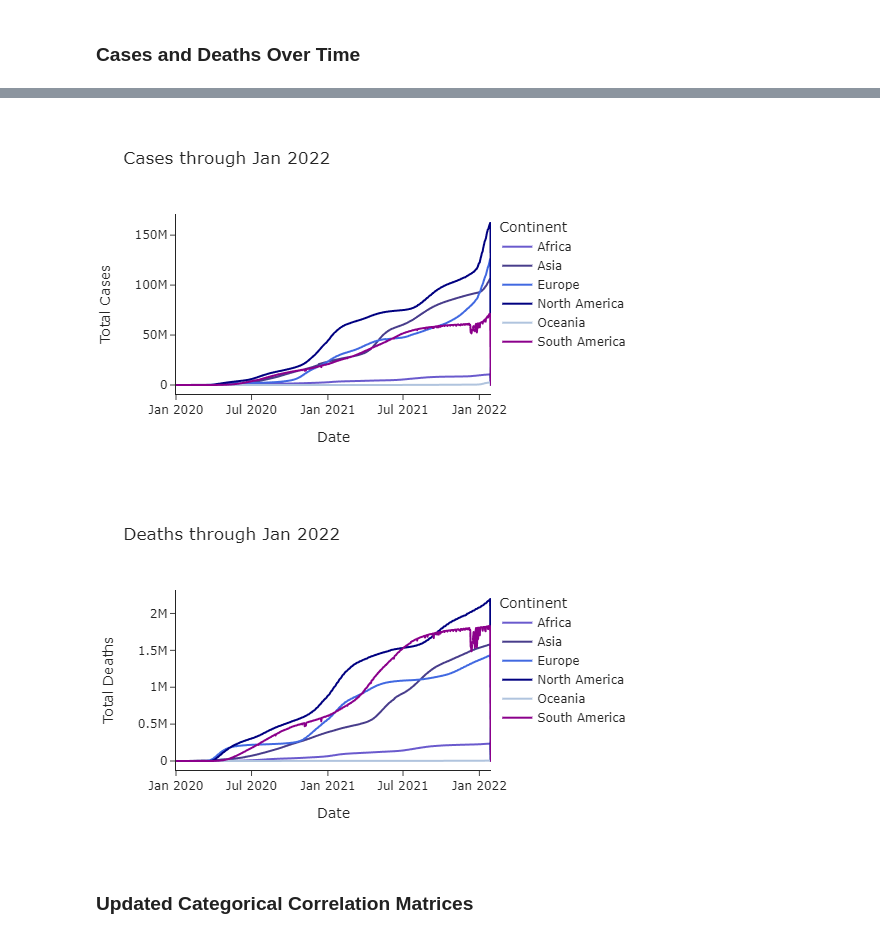
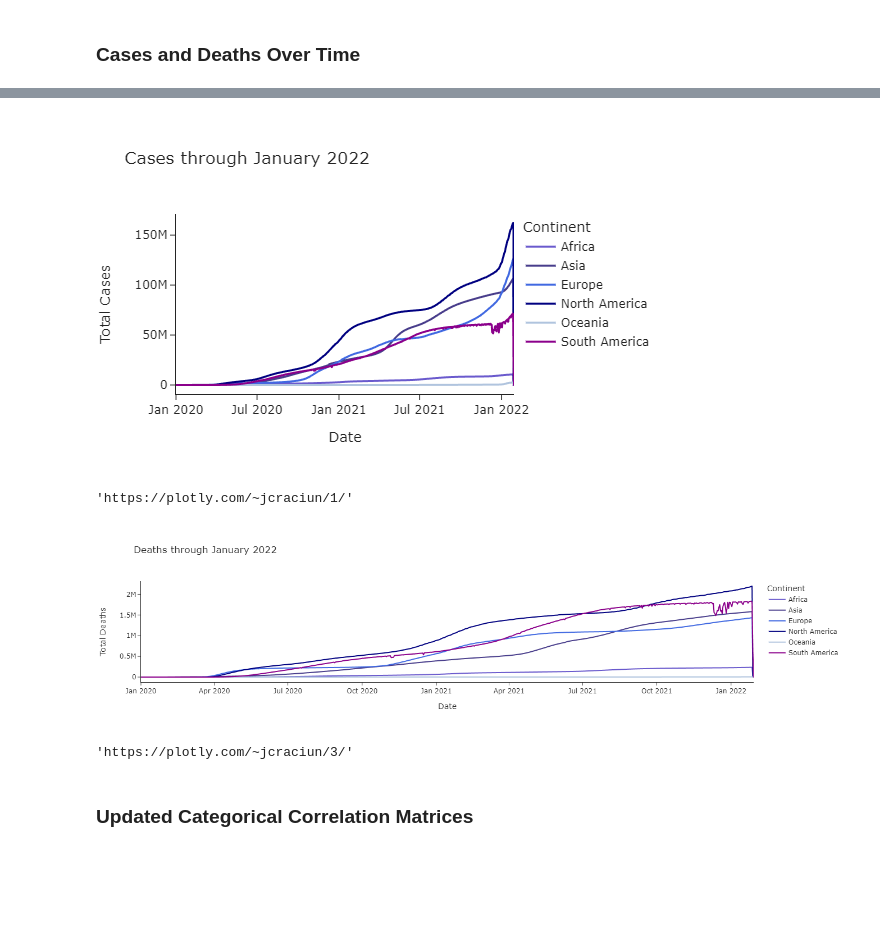
Before and after one commit to jcraciun/Economicron, a Jupyter notebook: EDA - Economicron.ipynb, the cells around one changed output, grey strips where cells are left out. Cells and saved outputs as stored; diff of their text form; code cells hidden in the pictures; blank space fills up the shorter version.

```diff
--- a/EDA - Economicron.ipynb
+++ b/EDA - Economicron.ipynb
@@ -477,0 +638,2 @@ import seaborn as sns
+# %%
+grouped_continent_2022 = grouped_continent_2022.drop('StringencyIndex', 1)
@@ -477,0 +649,10 @@ import seaborn as sns
+# %%
+# create a new column with yesterday's case and death value
+grouped_continent_2022['prev_day_case'] = grouped_continent_2022.groupby('Continent')['ConfirmedCases'].shift()
+grouped_continent_2022['prev_day_death'] = grouped_continent_2022.groupby('Continent')['ConfirmedDeaths'].shift()
+
+# insert new col with difference between yesterday adn the day before that
+grouped_continent_2022.loc[:, 'CaseDiff'] = grouped_continent_2022.groupby('Continent')['prev_day_case'].diff()
+grouped_continent_2022.loc[:, 'DeathDiff'] = grouped_continent_2022.groupby('Continent')['prev_day_death'].diff()
+
+grouped_continent_2022
@@ -478,19 +673,23 @@ import seaborn as sns
 # %%
 cases_by_continent = px.line(grouped_continent_2022, x = 'Date', y = 'ConfirmedCases', color = 'Continent',
-                             title = "Cases through Jan 2022",
+                             title = "Cases through January 2022",
                              color_discrete_sequence = ['slateblue', 'darkslateblue', 'royalblue', 'navy', 'lightsteelblue', 'darkmagenta'],
                              labels = {
                                  'ConfirmedCases': "Total Cases",
                                  'Date': 'Date'
                              },
                              template = 'simple_white')
 
 cases_by_continent.show()
+
+# export for Medium article
+py.plot(cases_by_continent, filename="Cases by Continent through January 2022", auto_open = True)
 # %% [output]
-[figure, old version]
+[figure, new version]
+'https://plotly.com/~jcraciun/1/'
 # %%
-cases_by_continent = px.line(grouped_continent_2022, x = 'Date', y = 'ConfirmedDeaths', color = 'Continent',
-                             title = "Deaths through Jan 2022",
+deaths_by_continent = px.line(grouped_continent_2022, x = 'Date', y = 'ConfirmedDeaths', color = 'Continent',
+                             title = "Deaths through January 2022",
                              color_discrete_sequence = ['slateblue', 'darkslateblue', 'royalblue', 'navy', 'lightsteelblue', 'darkmagenta'],
                              labels = {
                                  'ConfirmedDeaths': "Total Deaths",
@@ -498,9 +697,13 @@ cases_by_continent = px.line(grouped_continent_2022, x = 'Date', y = 'ConfirmedD
                              },
                              template = 'simple_white')
 
-cases_by_continent.show()
+deaths_by_continent.show()
+
+# export for Medium article
+py.plot(deaths_by_continent, filename="Deaths by Continent through January 2022", auto_open = True)
 # %% [output]
-[figure, old version]
+[figure, new version]
+'https://plotly.com/~jcraciun/3/'
 # %% [markdown]
 ### Updated Categorical Correlation Matrices <a class="anchor" id="7"></a>
 # %%
```
Also changed, not shown: parts of 41 cells of this notebook, 7 other files.
